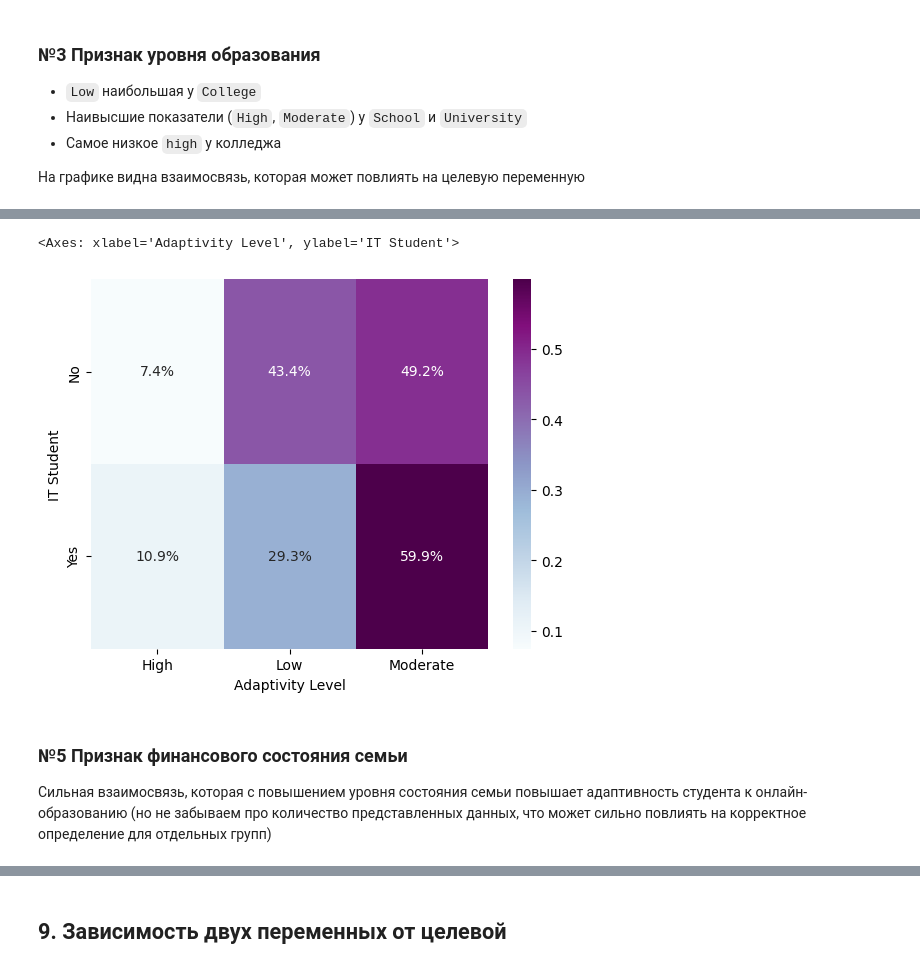
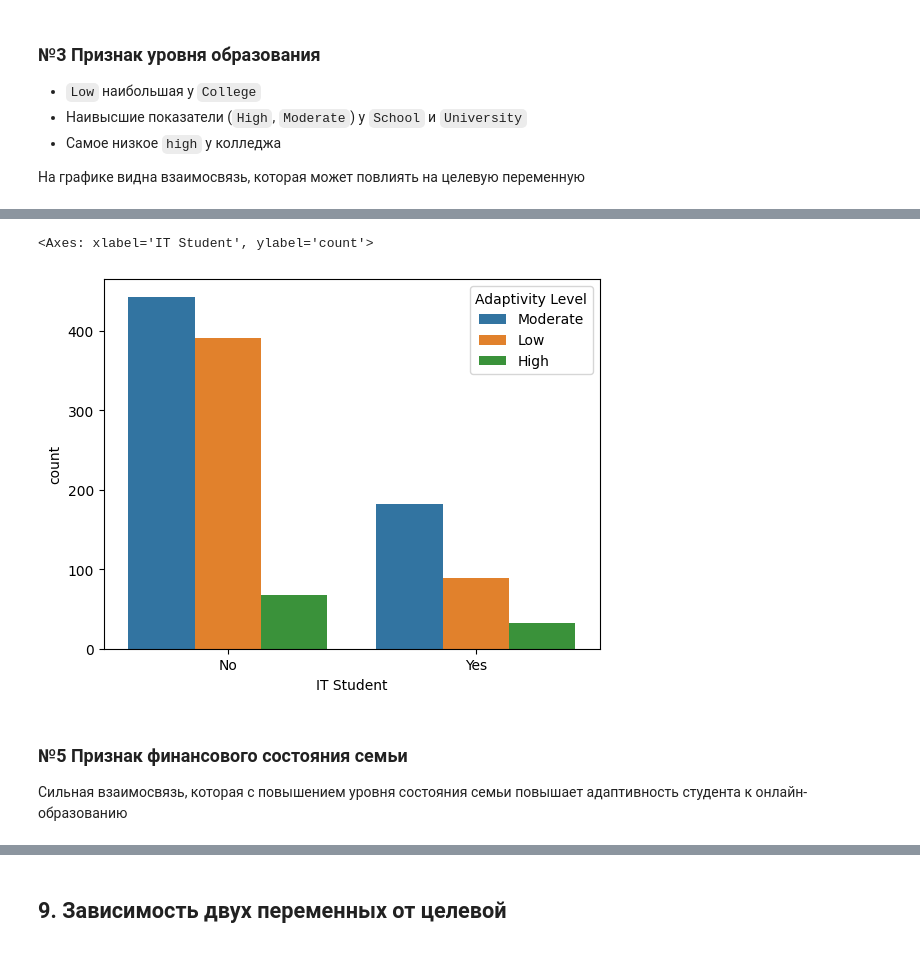
Before and after one commit to cvvup/Introduction-to-AI, a Jupyter notebook: src/lab2.ipynb, the cells around one changed output, grey strips where cells are left out. Saved outputs shown, nothing was run; the diff lists cells and outputs as text; code cells hidden in the pictures.

```diff
--- a/src/lab2.ipynb
+++ b/src/lab2.ipynb
@@ -304,13 +301,11 @@ sns.heatmap(cross_tab, annot=True, fmt='.1%', cmap='BuPu')
 
 Повлияет на целевую переменную
-# %%
-cross_tab = pd.crosstab(data['IT Student'], data['Adaptivity Level'], normalize='index')
-sns.heatmap(cross_tab, annot=True, fmt='.1%', cmap='BuPu')
-# %% [output]
-<Axes: xlabel='Adaptivity Level', ylabel='IT Student'>
-[figure, removed]
+# %%
+sns.countplot(data=data, x='IT Student', hue='Adaptivity Level')
+# %% [output]
+<Axes: xlabel='IT Student', ylabel='count'>
+[figure, added]
 # %% [markdown]
 ### №5 Признак финансового состояния семьи
 
 Сильная взаимосвязь, которая с повышением уровня состояния семьи повышает адаптивность студента к онлайн-образованию
-(но не забываем про количество представленных данных, что может сильно повлиять на корректное определение для отдельных групп)
```
Also changed, not shown: parts of 17 cells of this notebook, 2 other files.
